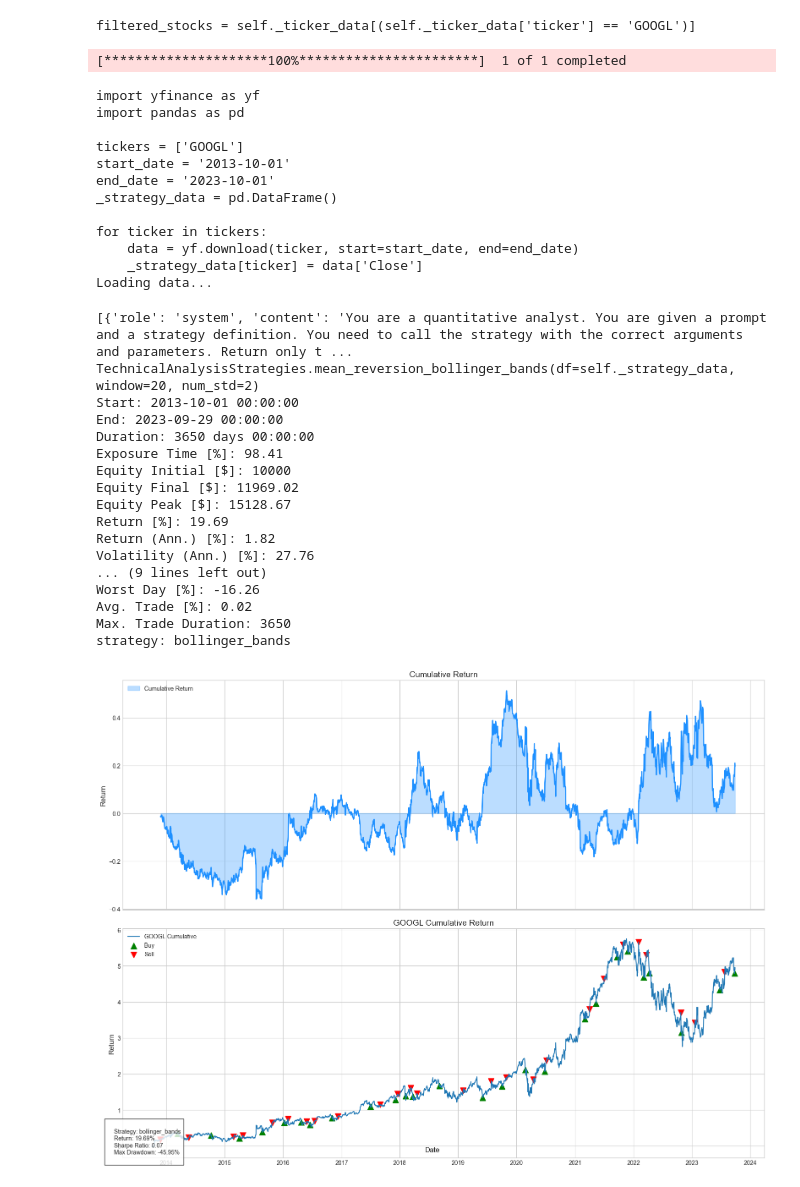
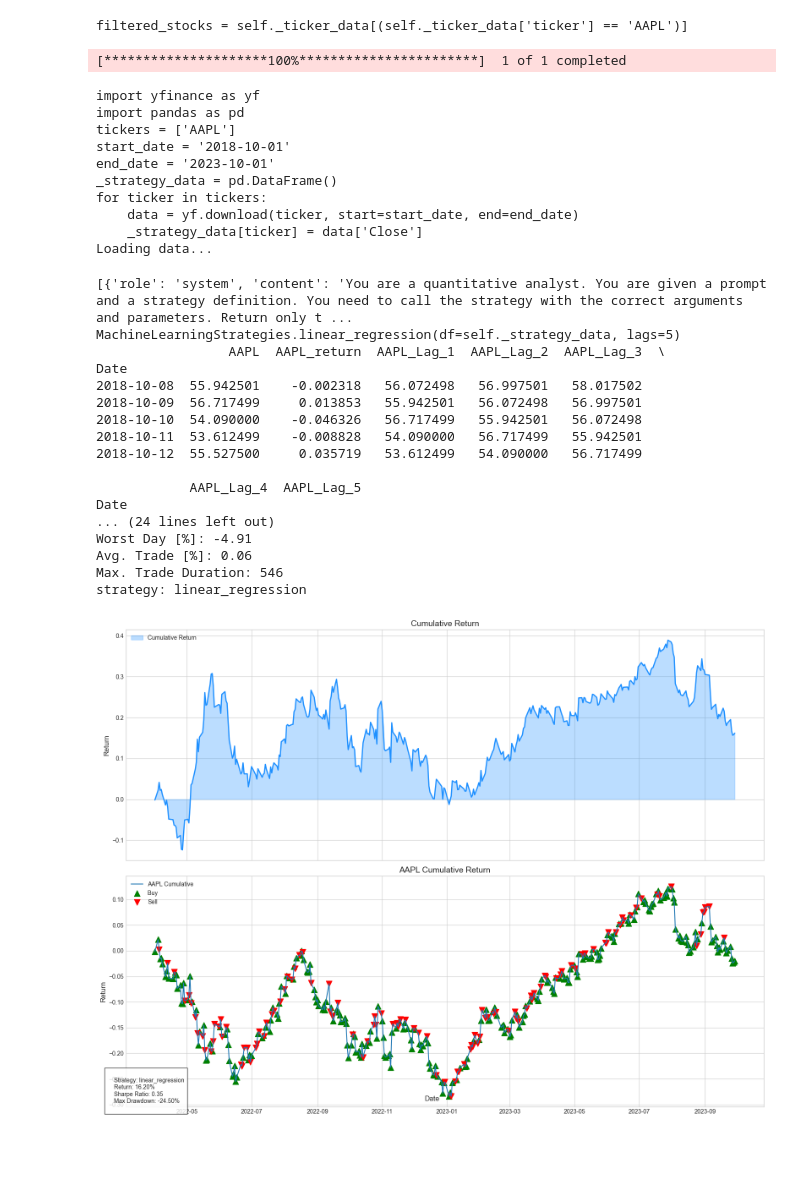
Before and after one commit to smullins998/Tr4der, a Jupyter notebook: test.ipynb, the cells around one changed output. Saved outputs shown, nothing was run; the diff lists cells and outputs as text; code cells hidden in the pictures; blank space fills up the shorter version.

```diff
--- a/test.ipynb
+++ b/test.ipynb
@@ -1,41 +1,39 @@
 # %%
 import yfinance as yf
 import pandas as pd
 from tr4der.tr4der import Tr4der
 
-query = "I want to use bollinger bands to trade GOOGL for the past 10 years"
+query = "I want to use a regression strategy to trade AAPL for the past 5 years"
 
 inst = Tr4der(query)
 # %% [output]
-filtered_stocks = self._ticker_data[(self._ticker_data['ticker'] == 'GOOGL')]
+filtered_stocks = self._ticker_data[(self._ticker_data['ticker'] == 'AAPL')]
 [*********************100%***********************]  1 of 1 completed
 import yfinance as yf
 import pandas as pd
-
-tickers = ['GOOGL']
-start_date = '2013-10-01'
+tickers = ['AAPL']
+start_date = '2018-10-01'
 end_date = '2023-10-01'
 _strategy_data = pd.DataFrame()
-
 for ticker in tickers:
     data = yf.download(ticker, start=start_date, end=end_date)
     _strategy_data[ticker] = data['Close']
 Loading data...
 [{'role': 'system', 'content': 'You are a quantitative analyst. You are given a prompt and a strategy definition. You need to call the strategy with the correct arguments and parameters. Return only t ...
-TechnicalAnalysisStrategies.mean_reversion_bollinger_bands(df=self._strategy_data, window=20, num_std=2)
-Start: 2013-10-01 00:00:00
-End: 2023-09-29 00:00:00
-Duration: 3650 days 00:00:00
-Exposure Time [%]: 98.41
-Equity Initial [$]: 10000
-Equity Final [$]: 11969.02
-Equity Peak [$]: 15128.67
-Return [%]: 19.69
-Return (Ann.) [%]: 1.82
-Volatility (Ann.) [%]: 27.76
-... (9 lines left out)
-Worst Day [%]: -16.26
-Avg. Trade [%]: 0.02
-Max. Trade Duration: 3650
-strategy: bollinger_bands
+MachineLearningStrategies.linear_regression(df=self._strategy_data, lags=5)
+                 AAPL  AAPL_return  AAPL_Lag_1  AAPL_Lag_2  AAPL_Lag_3  \
+Date
+2018-10-08  55.942501    -0.002318   56.072498   56.997501   58.017502
+2018-10-09  56.717499     0.013853   55.942501   56.072498   56.997501
+2018-10-10  54.090000    -0.046326   56.717499   55.942501   56.072498
+2018-10-11  53.612499    -0.008828   54.090000   56.717499   55.942501
+2018-10-12  55.527500     0.035719   53.612499   54.090000   56.717499
+
+            AAPL_Lag_4  AAPL_Lag_5
+Date
+... (24 lines left out)
+Worst Day [%]: -4.91
+Avg. Trade [%]: 0.06
+Max. Trade Duration: 546
+strategy: linear_regression
-[figure, old version]
+[figure, new version]
```
Also changed, not shown: parts of 4 cells of this notebook, 4 other files.
